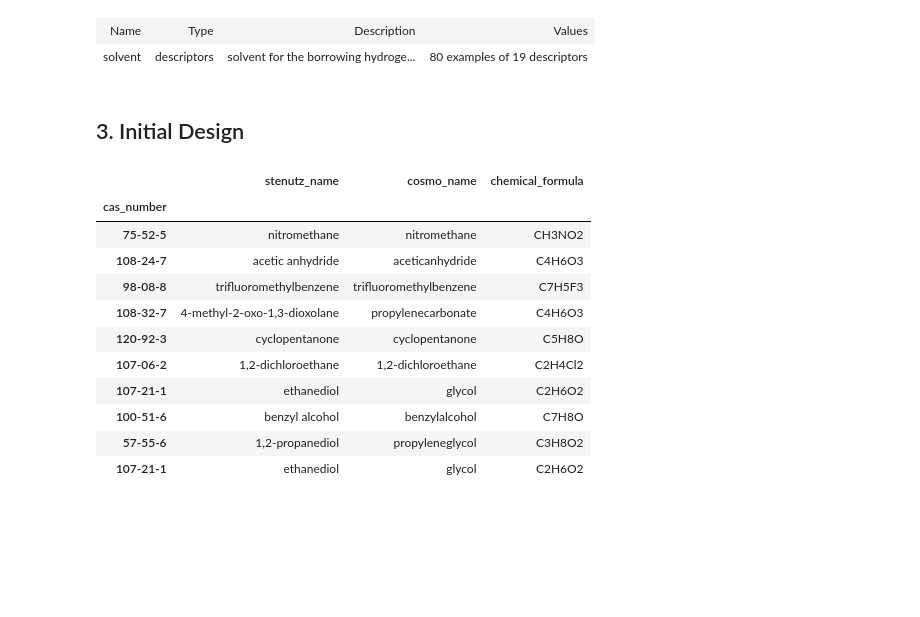
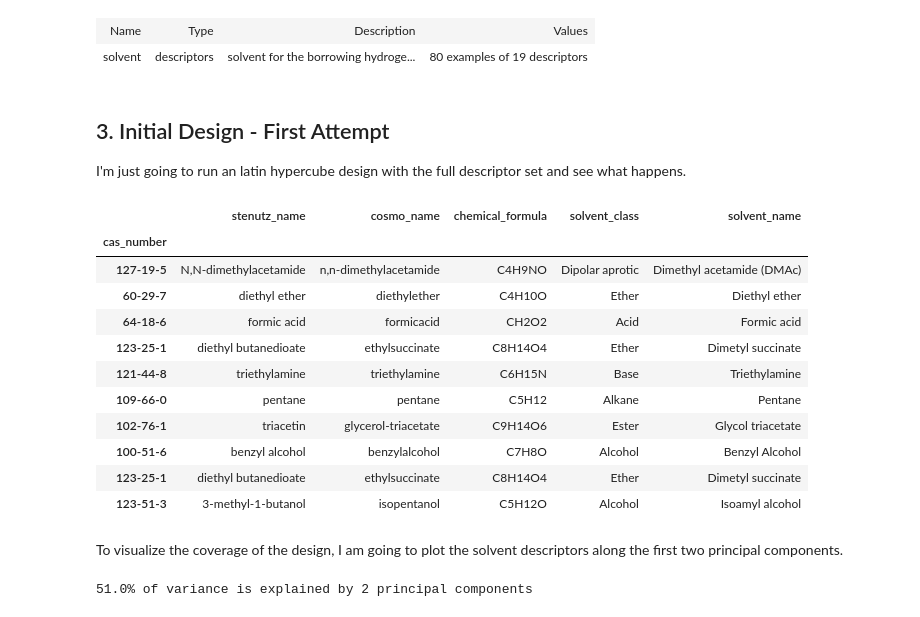
Before and after one commit to sustainable-processes/summit, a Jupyter notebook: case_studies/borrowing_hydrogen/initial_design.ipynb, the cells around one changed output. Saved outputs shown, nothing was run; the diff lists cells and outputs as text; code cells hidden in the pictures; blank space fills up the shorter version.

Commit message:
Update borrowing_hydrogen case study to look at coverage of initial design.
There LHS design is not sampling from QIV, which indicates that there is some sort of bias or bug in the code.

```diff
--- a/case_studies/borrowing_hydrogen/initial_design.ipynb
+++ b/case_studies/borrowing_hydrogen/initial_design.ipynb
@@ -57,9 +60,9 @@ print(f"{len(missed_cas_numbers)} out of {len(ucb_list)} solvents from the UCB l
 # %%
 #Merge data sets
-solvent_ds_new = solvent_ds.join(solubilities)
-solvent_ds_new = solvent_ds_new.loc[successful_cas_numbers, :]
-print(f"{solvent_ds_new.shape[0]} solvents for optimization")
-solvent_ds_new.head(5) #Show first 5 rows of dataset
+solvent_ds_full = solvent_ds.join(solubilities)
+solvent_ds_final = pd.merge(solvent_ds_full, ucb_ds, left_index=True,right_index=True)
+print(f"{solvent_ds_final.shape[0]} solvents for optimization")
+solvent_ds_final.head(5) #Show first 5 rows of dataset
 # %% [output]
 80 solvents for optimization
 |  | stenutz_name | cosmo_name | chemical_formula | molecular_weight | density | molar_volume | ... |
@@ -82,33 +86,45 @@ np.where(check==True)
 
 We now need to setup the design space, which is just the descriptors for the solvents.
 # %%
+domain = None
 domain = Domain()
 domain += DescriptorsVariable(name='solvent',
                              description='solvent for the borrowing hydrogen reaction',
-                             ds=solvent_ds_new)
+                             ds=solvent_ds_final)
 domain
 # %% [output]
 | Name | Type | Description | Values |
 | solvent | descriptors | solvent for the borrowing hydroge... | 80 examples of 19 descriptors |
-# %% [markdown]
-## 3. Initial Design
+# %% [markdown]
+## 3. Initial Design - First Attempt
+I'm just going to run an latin hypercube design with the full descriptor set and see what happens.
 # %%
-seed = np.random.RandomState(100)
-lhs = LatinDesign(domain, random_state=seed)
+rs = np.random.RandomState(1) #seed the random number generator for a determinsitic result
+lhs = LatinDesigner(domain, random_state=rs)
 experiments = lhs.generate_experiments(10)
-experiments
 indices = experiments.get_indices('solvent')[:,0]
-solvent_ds_new.iloc[indices, :][solvent_ds_new.metadata_columns]
+solvent_ds_final.iloc[indices, :][solvent_ds_final.metadata_columns]
 # %% [output]
-|  | stenutz_name | cosmo_name | chemical_formula |
-| cas_number |  |  |  |
-| 75-52-5 | nitromethane | nitromethane | CH3NO2 |
-| 108-24-7 | acetic anhydride | aceticanhydride | C4H6O3 |
-| 98-08-8 | trifluoromethylbenzene | trifluoromethylbenzene | C7H5F3 |
-| 108-32-7 | 4-methyl-2-oxo-1,3-dioxolane | propylenecarbonate | C4H6O3 |
-| 120-92-3 | cyclopentanone | cyclopentanone | C5H8O |
-| 107-06-2 | 1,2-dichloroethane | 1,2-dichloroethane | C2H4Cl2 |
-| 107-21-1 | ethanediol | glycol | C2H6O2 |
-| 100-51-6 | benzyl alcohol | benzylalcohol | C7H8O |
-| 57-55-6 | 1,2-propanediol | propyleneglycol | C3H8O2 |
-| 107-21-1 | ethanediol | glycol | C2H6O2 |
+|  | stenutz_name | cosmo_name | chemical_formula | solvent_class | solvent_name |
+| cas_number |  |  |  |  |  |
+| 127-19-5 | N,N-dimethylacetamide | n,n-dimethylacetamide | C4H9NO | Dipolar aprotic | Dimethyl acetamide (DMAc) |
+| 60-29-7 | diethyl ether | diethylether | C4H10O | Ether | Diethyl ether |
+| 64-18-6 | formic acid | formicacid | CH2O2 | Acid | Formic acid |
+| 123-25-1 | diethyl butanedioate | ethylsuccinate | C8H14O4 | Ether | Dimetyl succinate |
+| 121-44-8 | triethylamine | triethylamine | C6H15N | Base | Triethylamine |
+| 109-66-0 | pentane | pentane | C5H12 | Alkane | Pentane |
+| 102-76-1 | triacetin | glycerol-triacetate | C9H14O6 | Ester | Glycol triacetate |
+| 100-51-6 | benzyl alcohol | benzylalcohol | C7H8O | Alcohol | Benzyl Alcohol |
+| 123-25-1 | diethyl butanedioate | ethylsuccinate | C8H14O4 | Ether | Dimetyl succinate |
+| 123-51-3 | 3-methyl-1-butanol | isopentanol | C5H12O | Alcohol | Isoamyl alcohol |
+# %% [markdown]
+To visualize the coverage of the design, I am going to plot the solvent descriptors along the first two principal components.
+# %%
+#Calculate principal components
+num_components = 2
+pc = PCA(n_components=num_components)
+pc.fit(solvent_ds_full.standardize())
+pcs = pc.transform(solvent_ds_final.standardize())
+print(f"{round(pc.explained_variance_ratio_.sum()*100)}% of variance is explained by {num_components} principal components")
+# %% [output]
+51.0% of variance is explained by 2 principal components
```
Also changed, not shown: parts of 16 cells of this notebook, 3 other files.
